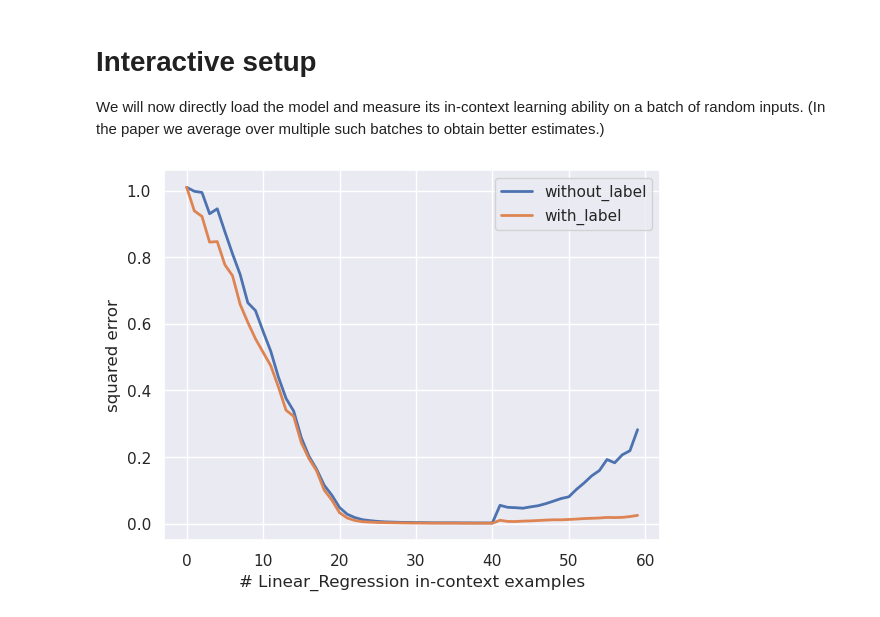
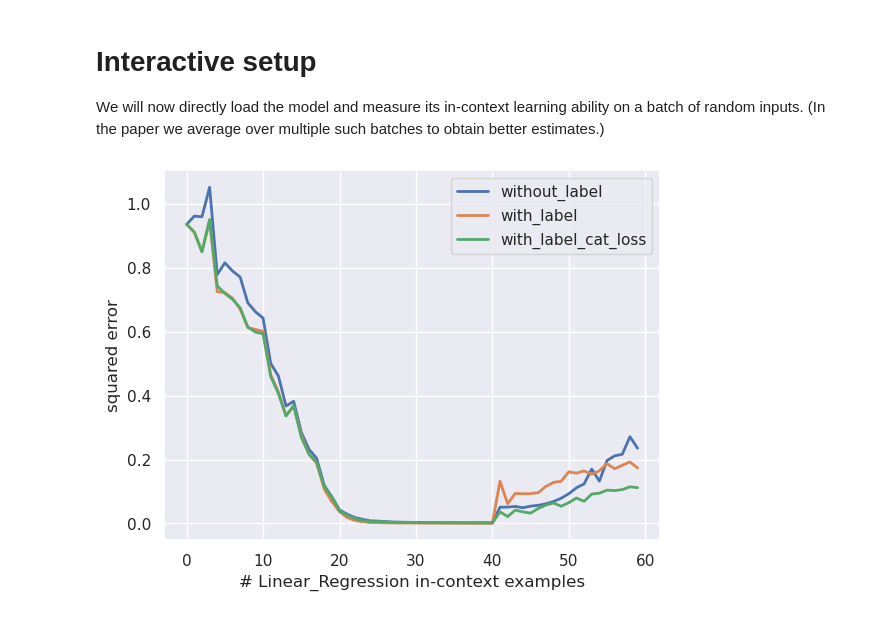
Before and after one commit to aia00/LLM_Archive, a Jupyter notebook: GPT2/experiments/ICL_24_2/mycode/categorical_loss/src/my_eval.ipynb, the cells around one changed output. Cells and saved outputs as stored; diff of their text form; code cells hidden in the pictures.

```diff
--- a/GPT2/experiments/ICL_24_2/mycode/categorical_loss/src/my_eval.ipynb
+++ b/GPT2/experiments/ICL_24_2/mycode/categorical_loss/src/my_eval.ipynb
@@ -61,5 +44,14 @@ task_with_label = "multiple_task_with_label"
 run_id = "first"  # if you train more models, replace with the run_id from the table above
 
 run_path_with_label = os.path.join(run_dir, model_name_with_label, run_id)
+# %%
+model_name_with_label_cat_loss = "multiple_task_with_label_adjust_loss_weight_cat_loss"
+# model_name_with_label = "multiple_task_with_label"
+
+task_with_label_cat_loss = "multiple_task_with_label_cat_loss"
+
+run_id = "second"  # if you train more models, replace with the run_id from the table above
+
+run_path_with_label_cat_loss = os.path.join(run_dir, model_name_with_label_cat_loss, run_id)
 # %% [markdown]
 # Plot pre-computed metrics
@@ -90,9 +73,12 @@ model_without_label = model_without_label.to(device)
 # model_with_label, conf = get_parrallel_model_from_run(run_path_with_label)
 model_with_label, conf = get_parrallel_model_from_run(run_path_with_label)
 model_with_label = model_with_label.to(device)
+
+model_with_label_cat_loss, conf = get_parrallel_model_from_run(run_path_with_label_cat_loss)
+model_with_label_cat_loss = model_with_label_cat_loss.to(device)
 # %%
 n_dims = conf.model.n_dims
-batch_size = conf.training.batch_size * 20
+batch_size = conf.training.batch_size *5
 
 data_sampler = get_data_sampler(conf.training.data, n_dims)
 task_sampler = get_task_sampler(
@@ -110,23 +96,29 @@ ys = task.evaluate(xs).to(device)
 with torch.no_grad():
     pred_without_label = model_without_label(xs, ys)
 with torch.no_grad():
-    pred_with_label = model_with_label(xs, ys,0)
+    pred_with_label = model_with_label(xs, ys,0, False)
+with torch.no_grad():
+    pred_with_label_cat_loss = model_with_label_cat_loss(xs, ys,0, True)
 
 metric_without_label = task.get_metric()
 loss_without_label = metric_without_label(pred_without_label, ys).cpu().numpy()
 
 metric_with_label = task.get_metric()
 loss_with_label = metric_with_label(pred_with_label, ys).cpu().numpy()
+
+metric_with_label_cat_loss = task.get_metric()
+loss_with_label_cat_loss = metric_with_label_cat_loss(pred_with_label_cat_loss [0], ys).cpu().numpy()
 # %%
 plt.plot(loss_without_label.mean(axis=0)/20, lw=2, label="without_label")
 plt.plot(loss_with_label.mean(axis=0)/20, lw=2, label="with_label")
+plt.plot(loss_with_label_cat_loss.mean(axis=0)/20, lw=2, label="with_label_cat_loss")
 # plt.axhline(baseline, ls="--", color="gray", label="zero estimator")
 plt.xlabel("# Linear_Regression in-context examples")
 plt.ylabel("squared error")
 plt.legend()
 plt.show()
 # %% [output]
-[figure, old version]
+[figure, new version]
 # %%
 n_dims = conf.model.n_dims
 batch_size = conf.training.batch_size * 20
```
Also changed, not shown: parts of 9 cells of this notebook, 7 other files.
